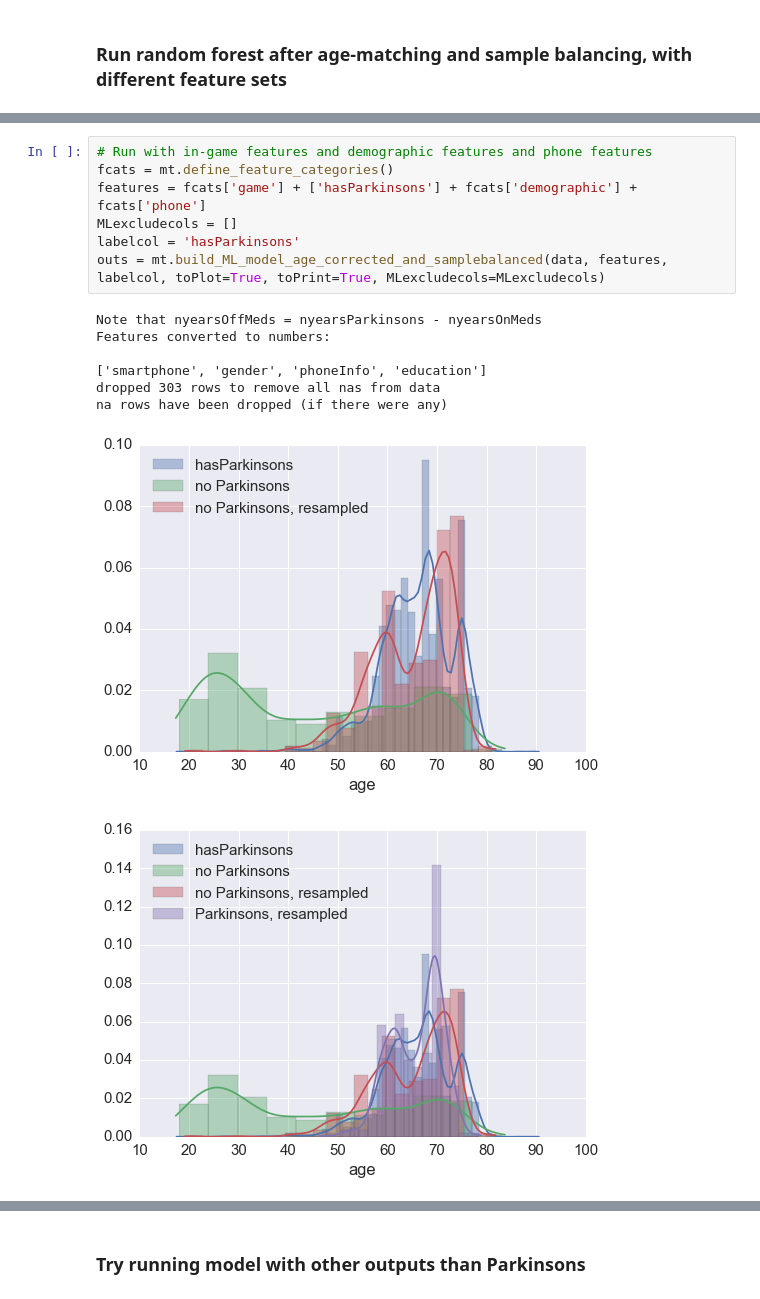
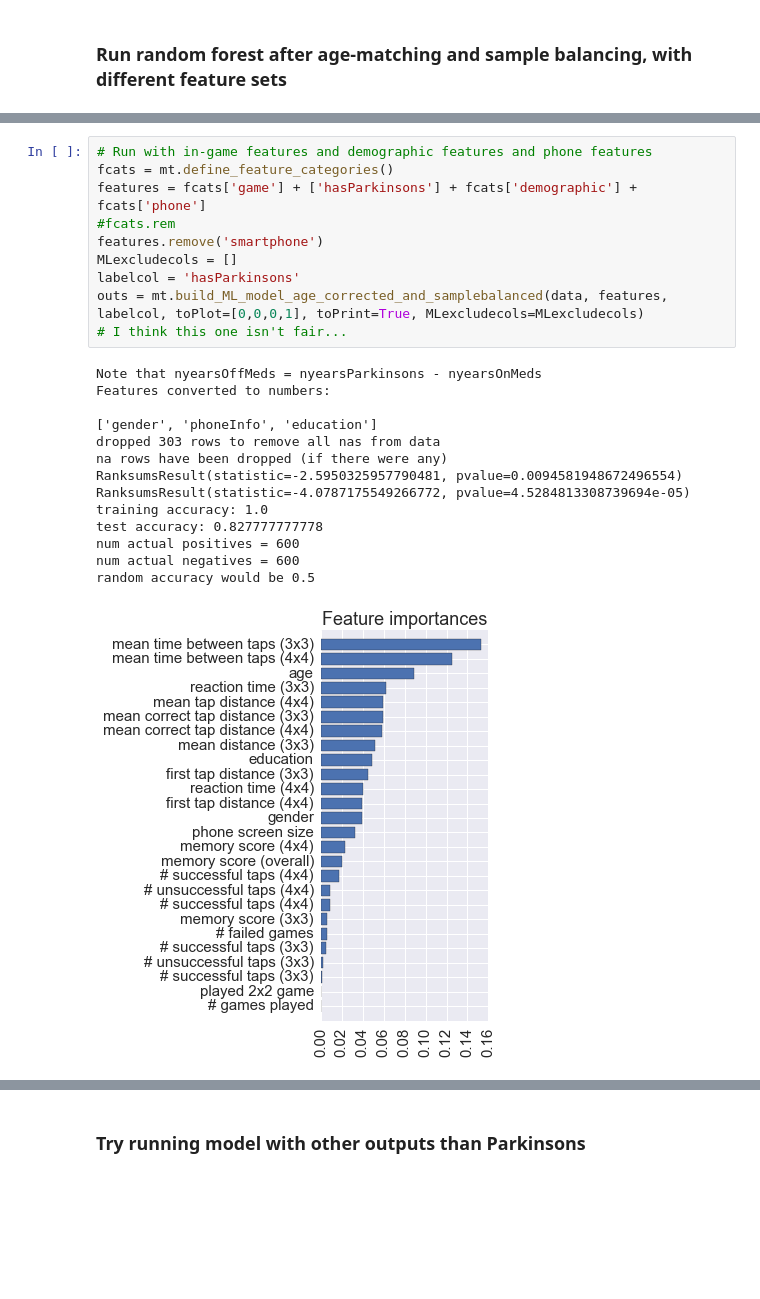
Before and after one commit to mattoby/mpower_memory, a Jupyter notebook: Memory_data_ML.ipynb, the cells around one changed output, grey strips where cells are left out. Cells and saved outputs as stored; diff of their text form; blank space fills up the shorter version.

```diff
--- a/Memory_data_ML.ipynb
+++ b/Memory_data_ML.ipynb
@@ -178,16 +160,25 @@ Name: feature importances, dtype: float64
 # %%
 # Run with in-game features and demographic features and phone features
 fcats = mt.define_feature_categories()
 features = fcats['game'] + ['hasParkinsons'] + fcats['demographic'] + fcats['phone']
+#fcats.rem
+features.remove('smartphone')
 MLexcludecols = []
 labelcol = 'hasParkinsons'
-outs = mt.build_ML_model_age_corrected_and_samplebalanced(data, features, labelcol, toPlot=True, toPrint=True, MLexcludecols=MLexcludecols)
+outs = mt.build_ML_model_age_corrected_and_samplebalanced(data, features, labelcol, toPlot=[0,0,0,1], toPrint=True, MLexcludecols=MLexcludecols)
+# I think this one isn't fair...
 # %% [output]
 Note that nyearsOffMeds = nyearsParkinsons - nyearsOnMeds
 Features converted to numbers:
 
-['smartphone', 'gender', 'phoneInfo', 'education']
+['gender', 'phoneInfo', 'education']
 dropped 303 rows to remove all nas from data
 na rows have been dropped (if there were any)
+RanksumsResult(statistic=-2.5950325957790481, pvalue=0.0094581948672496554)
+RanksumsResult(statistic=-4.0787175549266772, pvalue=4.5284813308739694e-05)
+training accuracy: 1.0
+test accuracy: 0.827777777778
+num actual positives = 600
+num actual negatives = 600
+random accuracy would be 0.5
-[figure, old version]
+[figure, new version]
-[figure, removed]
```
Also changed, not shown: parts of 5 cells of this notebook, 1 other file.
